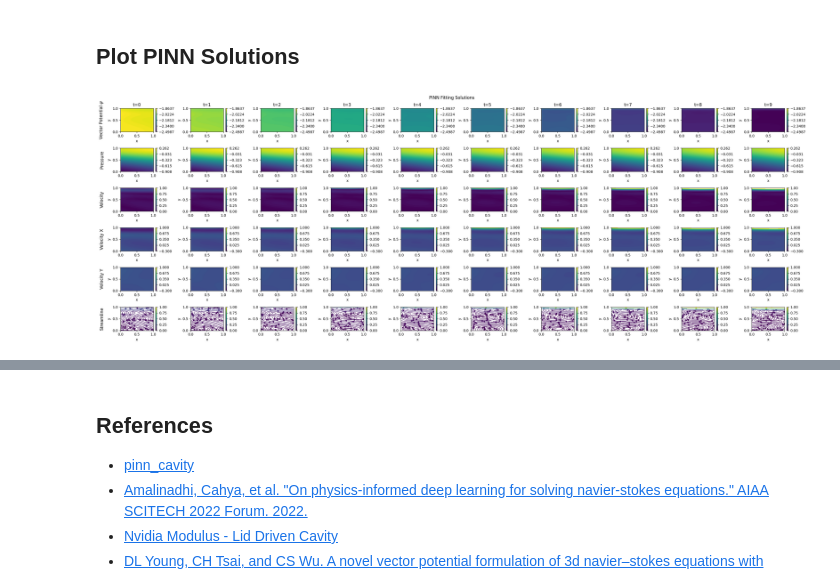
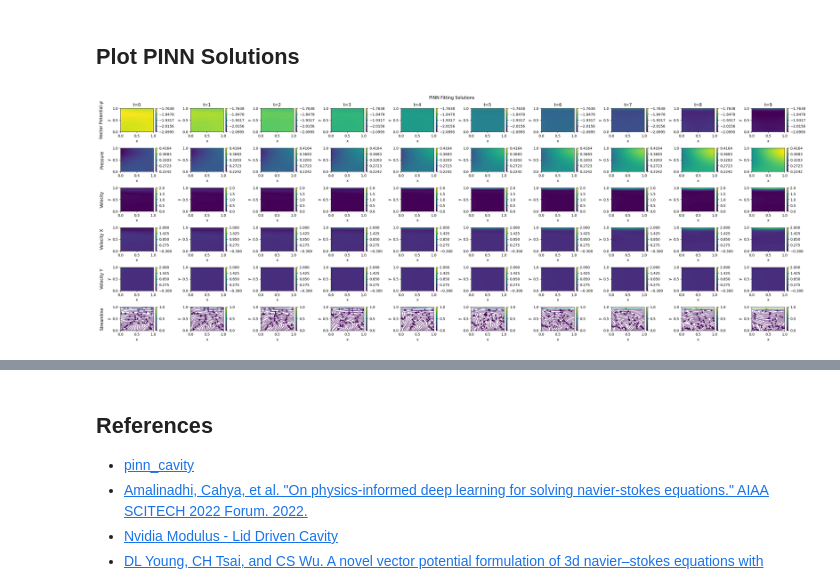
Before and after one commit to jackyko1991/PINN, a Jupyter notebook: notebooks/2d_ns_equation.ipynb, the cells around one changed output, grey strips where cells are left out. Saved outputs shown, nothing was run; the diff lists cells and outputs as text; code cells hidden in the pictures.

```diff
--- a/notebooks/2d_ns_equation.ipynb
+++ b/notebooks/2d_ns_equation.ipynb
@@ -79,7 +79,7 @@ For demonstration here we adopt boundary condition of open-top box with accelera
 
 We will generate a grid of points in this domain and assign the boundary conditions accordingly.
 # %%
-def generate_data(grid_res=100,a=2):
+def generate_data(grid_res=100,a=2, epsilon=1e-2):
     X = []
     Y = []
     T = []
@@ -106,7 +106,8 @@ def generate_data(grid_res=100,a=2):
     t_ = np.linspace(0,1,10) # 10 time points only
     X_, Y_, T_ = np.meshgrid(x_,y_,t_)
     v_ = np.zeros_like(X_)
-    u_ = np.zeros_like(X_)
+    # u_ = np.zeros_like(X_)
+    u_ = np.ones_like(X_)*-1*epsilon # minimal edge flow to avoid overfitting
     X.append(X_.flatten())
     Y.append(Y_.flatten())
     T.append(T_.flatten())
@@ -119,7 +120,8 @@ def generate_data(grid_res=100,a=2):
     y_ = np.linspace(0,1,num=grid_res)
     t_ = np.linspace(0,1,10) # 10 time points only
     X_, Y_, T_ = np.meshgrid(x_,y_,t_)
-    v_ = np.zeros_like(X_)
+    # v_ = np.zeros_like(X_)
+    v_ = np.ones_like(X_)*epsilon # minimal edge flow to avoid overfitting
     u_ = np.zeros_like(X_)
     X.append(X_.flatten())
     Y.append(Y_.flatten())
@@ -132,7 +134,8 @@ def generate_data(grid_res=100,a=2):
     y_ = np.linspace(0,1,num=grid_res)
     t_ = np.linspace(0,1,10) # 10 time points only
     X_, Y_, T_ = np.meshgrid(x_,y_,t_)
-    v_ = np.zeros_like(X_)
+    # v_ = np.zeros_like(X_)
+    v_ = np.ones_like(X_)*-1*epsilon # minimal edge flow to avoid overfitting
     u_ = np.zeros_like(X_)
 
     X.append(X_.flatten())
@@ -145,7 +148,7 @@ def generate_data(grid_res=100,a=2):
     u_train = np.hstack((np.hstack(u).flatten()[:,None],np.hstack(v).flatten()[:,None]))
 
     return x_train, u_train
-x_train, u_train = generate_data()
+x_train, u_train = generate_data(a=2)
 
 x_train = tf.convert_to_tensor(x_train, dtype=tf.float32)
 u_train = tf.convert_to_tensor(u_train, dtype=tf.float32)
@@ -449,38 +452,38 @@ for t in range(T_PLOTS):
     dpsidy, dpsidx =  np.gradient(psi_t,x_,y_)
 
     u = dpsidy
     v = -dpsidx
-    c1 = axs[2*T_PLOTS+t].contourf(X_[:,:,t], Y_[:,:,t], np.hypot(u,v), levels=np.linspace(0,1,100), cmap='viridis')
+    c1 = axs[2*T_PLOTS+t].contourf(X_[:,:,t], Y_[:,:,t], np.hypot(u,v), levels=np.linspace(0,2,100), cmap='viridis')
     # q = axs[2*T_PLOTS+t].quiver(X_[:,:,t],Y_[:,:,t],u,v,np.hypot(u,v),pivot="tail")
     # q.set_clim(0,2)
-    fig.colorbar(c1, ax=axs[2*T_PLOTS+t], location='right',ticks=np.linspace(0, 1, 5))
+    fig.colorbar(c1, ax=axs[2*T_PLOTS+t], location='right',ticks=np.linspace(0, 2, 5))
 
     axs[2*T_PLOTS+t].set_xlabel("x")
     axs[2*T_PLOTS+t].set_ylabel("y")
 
-    c1 = axs[3*T_PLOTS+t].contourf(X_[:,:,t], Y_[:,:,t], u, levels=np.linspace(-0.3,1,100), cmap='viridis')
+    c1 = axs[3*T_PLOTS+t].contourf(X_[:,:,t], Y_[:,:,t], u, levels=np.linspace(-0.3,2,100), cmap='viridis')
 
-    fig.colorbar(c1, ax=axs[3*T_PLOTS+t], location='right',ticks=np.linspace(-0.3, 1, 5))
+    fig.colorbar(c1, ax=axs[3*T_PLOTS+t], location='right',ticks=np.linspace(-0.3, 2, 5))
 
     axs[3*T_PLOTS+t].set_xlabel("x")
     axs[3*T_PLOTS+t].set_ylabel("y")
 
-    c1 = axs[4*T_PLOTS+t].contourf(X_[:,:,t], Y_[:,:,t], v, levels=np.linspace(-0.3,1,100), cmap='viridis')
+    c1 = axs[4*T_PLOTS+t].contourf(X_[:,:,t], Y_[:,:,t], v, levels=np.linspace(-0.3,2,100), cmap='viridis')
 
-    fig.colorbar(c1, ax=axs[4*T_PLOTS+t], location='right',ticks=np.linspace(-0.3, 1, 5))
+    fig.colorbar(c1, ax=axs[4*T_PLOTS+t], location='right',ticks=np.linspace(-0.3, 2, 5))
 
     axs[4*T_PLOTS+t].set_xlabel("x")
     axs[4*T_PLOTS+t].set_ylabel("y")
 
     # streamline
     norm = mcolors.Normalize(vmin=0, vmax=1)
     c1 = axs[5*T_PLOTS+t].streamplot(X_[:,:,t], Y_[:,:,t], u, v, color=np.hypot(u,v), linewidth=1, cmap='viridis', norm=norm)
-    fig.colorbar(plt.cm.ScalarMappable(norm=norm, cmap='viridis'), ax=axs[5*T_PLOTS+t], location='right',ticks=np.linspace(0, 1, 5))
+    fig.colorbar(plt.cm.ScalarMappable(norm=norm, cmap='viridis'), ax=axs[5*T_PLOTS+t], location='right',ticks=np.linspace(0, 2, 5))
     axs[5*T_PLOTS+t].set_xlabel("x")
     axs[5*T_PLOTS+t].set_ylabel("y")
     axs[5*T_PLOTS+t].set_xlim(0,1)
     axs[5*T_PLOTS+t].set_ylim(0,1)
 
 plt.tight_layout()
 # %% [output]
-[figure, old version]
+[figure, new version]
```
Also changed, not shown: parts of 8 cells of this notebook.
